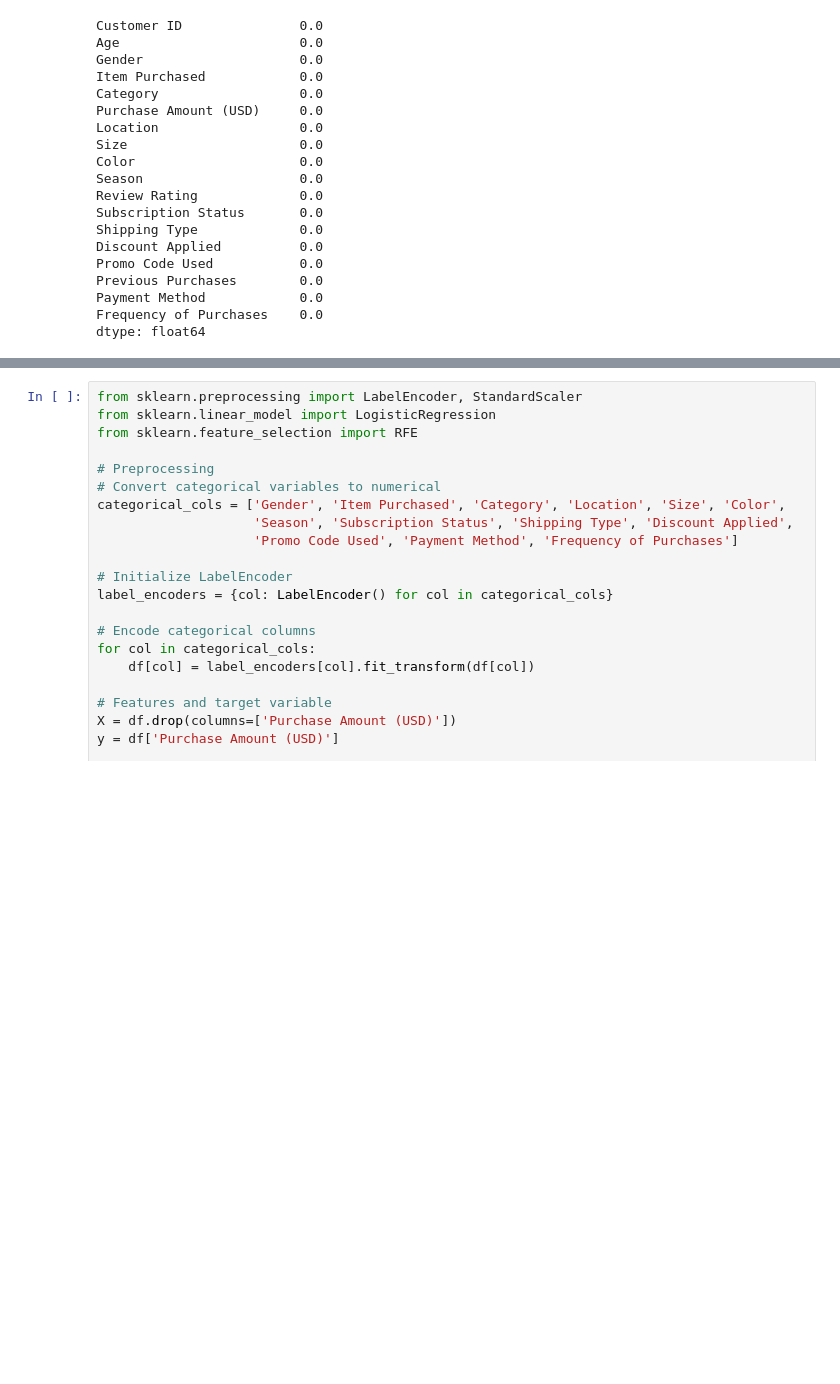
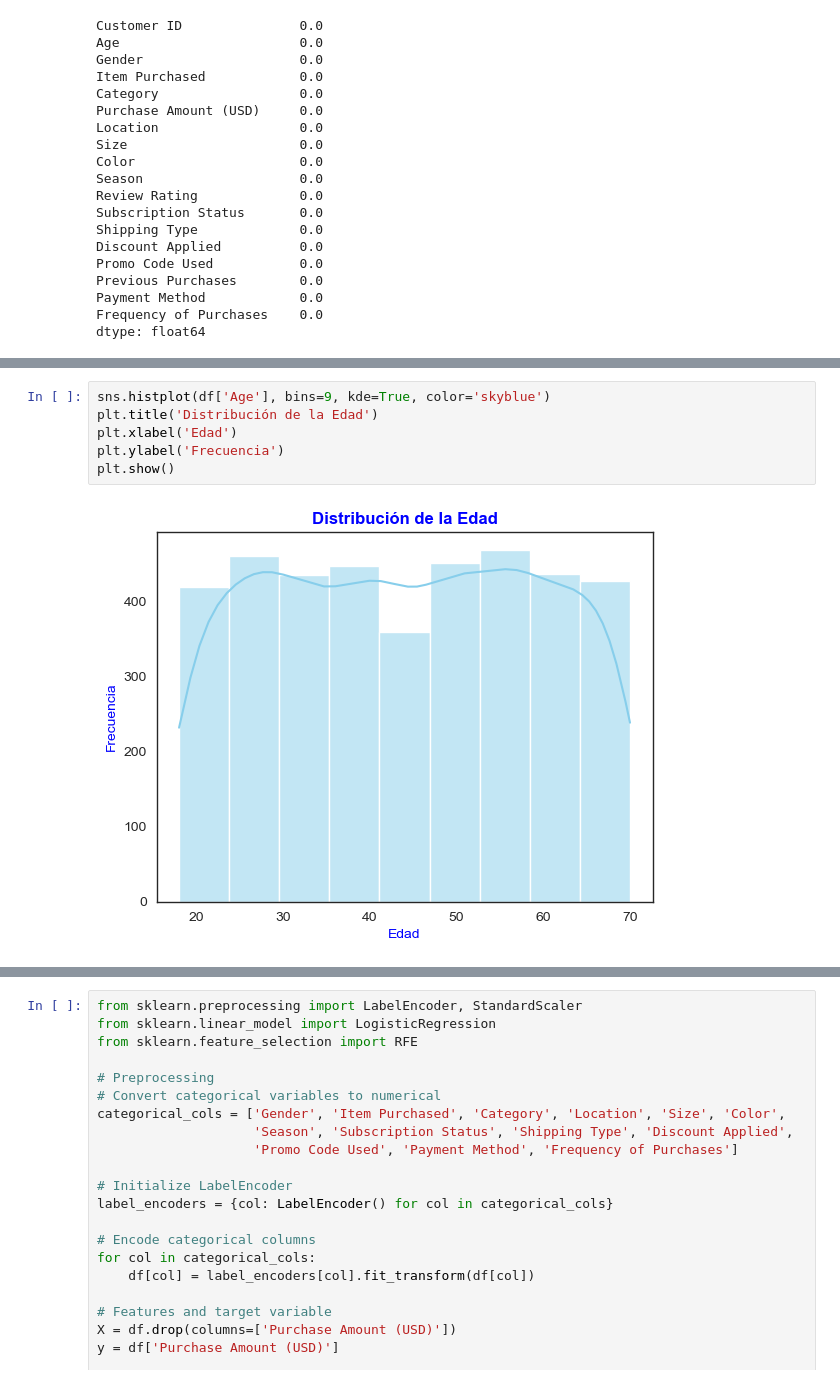
Before and after one commit to Cecchi96/ProyectoDS, a Jupyter notebook: Proyecto_Parte3Cecchini.ipynb, the cells around one changed output, grey strips where cells are left out. Drawn from its saved outputs; the diff is of its cells as text; blank space fills up the shorter version.

```diff
--- a/Proyecto_Parte3Cecchini.ipynb
+++ b/Proyecto_Parte3Cecchini.ipynb
@@ -175,0 +191,8 @@ dtype: float64
+# %%
+sns.histplot(df['Age'], bins=9, kde=True, color='skyblue')
+plt.title('Distribución de la Edad')
+plt.xlabel('Edad')
+plt.ylabel('Frecuencia')
+plt.show()
+# %% [output]
+[figure, added]
```
Also changed, not shown: parts of 16 cells of this notebook.
